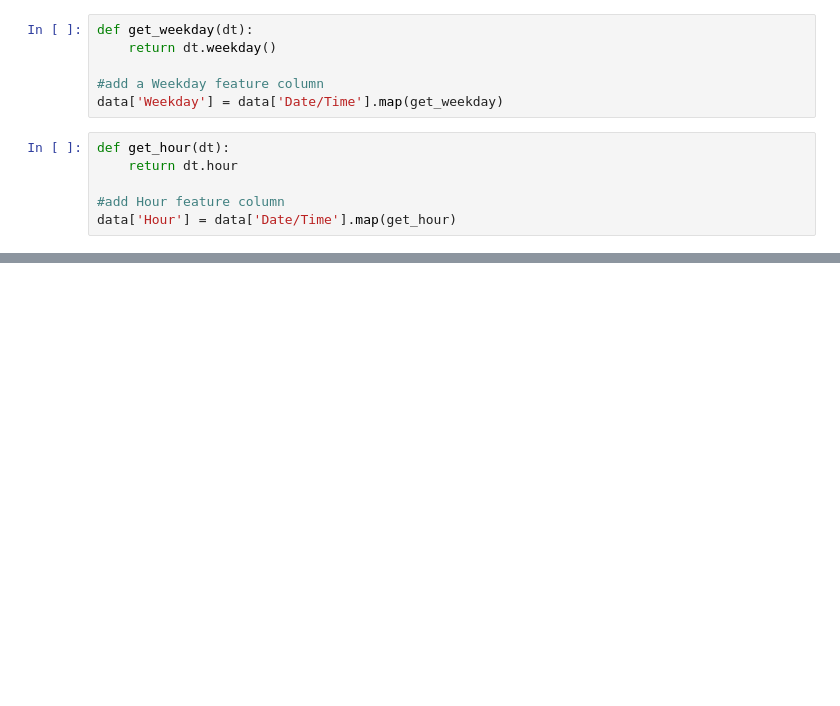
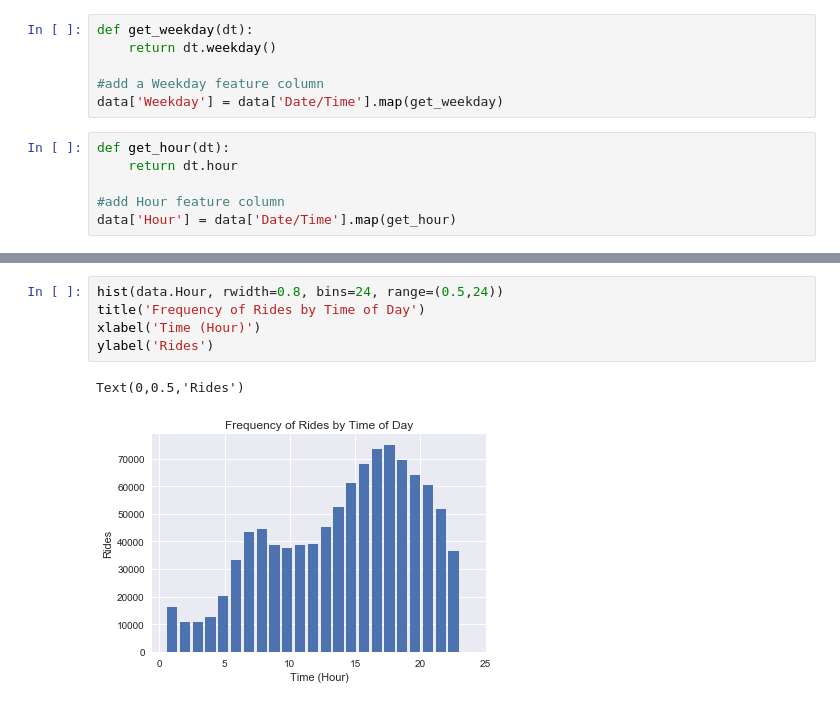
Before and after one commit to tdshah/Data-Analysis-Projects, a Jupyter notebook: Data-Analyses.ipynb, the cells around one changed output, grey strips where cells are left out. Cells and saved outputs as stored; diff of their text form; blank space fills up the shorter version.

```diff
--- a/Data-Analyses.ipynb
+++ b/Data-Analyses.ipynb
@@ -54,0 +109,8 @@ data['Hour'] = data['Date/Time'].map(get_hour)
+# %%
+hist(data.Hour, rwidth=0.8, bins=24, range=(0.5,24))
+title('Frequency of Rides by Time of Day')
+xlabel('Time (Hour)')
+ylabel('Rides')
+# %% [output]
+Text(0,0.5,'Rides')
+[figure, added]
```
Also changed, not shown: parts of 8 cells of this notebook.
